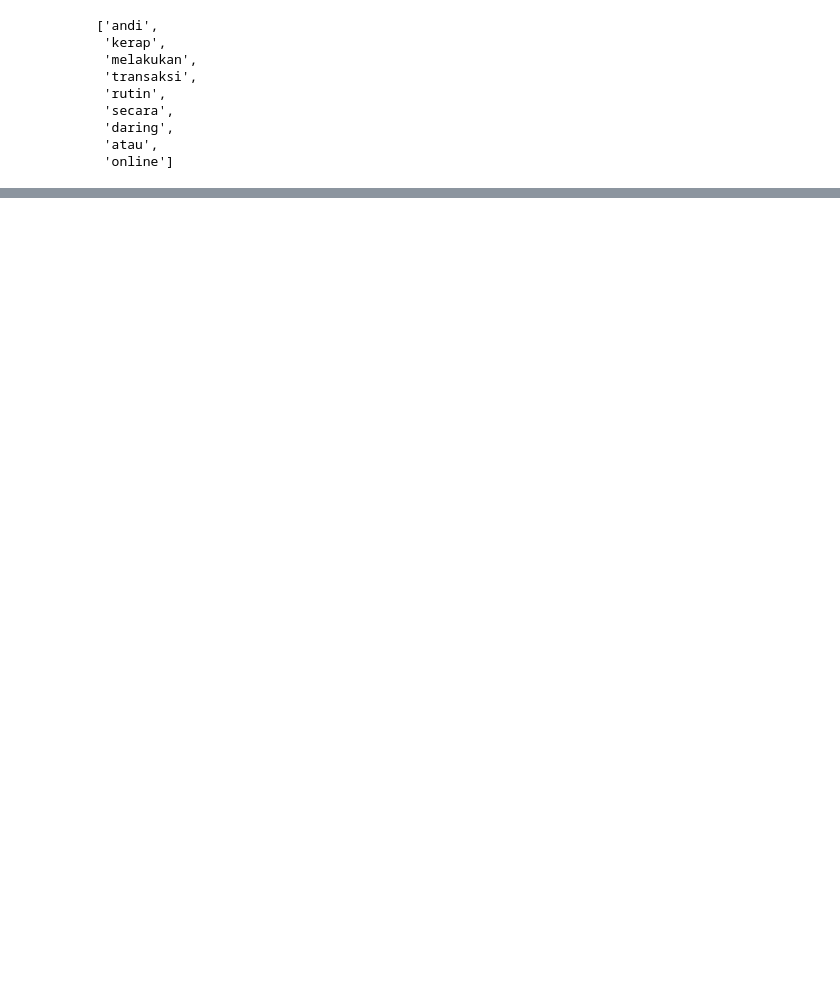
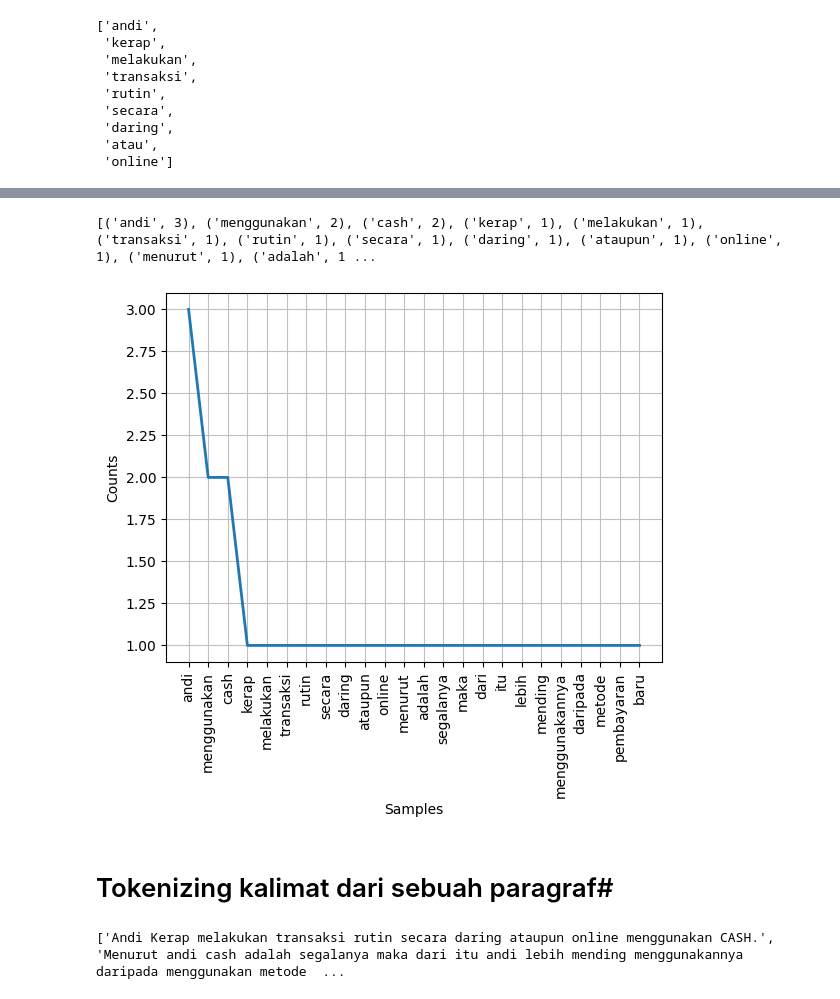
Before and after one commit to Mevaourse/STKI2024, a Jupyter notebook: week1-2/Week1,2.ipynb, the cells around one changed output, grey strips where cells are left out. Saved outputs shown, nothing was run; the diff lists cells and outputs as text; code cells hidden in the pictures; blank space fills up the shorter version.

```diff
--- a/week1-2/Week1,2.ipynb
+++ b/week1-2/Week1,2.ipynb
@@ -168,0 +184,35 @@ tokens
+# %%
+from nltk.tokenize import word_tokenize
+
+from nltk.probability import FreqDist
+
+kalimat = "Andi Kerap melakukan transaksi rutin secara daring ataupun online menggunakan CASH. Menurut andi cash adalah segalanya maka dari itu andi lebih mending menggunakannya daripada menggunakan metode pembayaran baru"
+
+kalimat = kalimat.translate(str.maketrans('','',string.punctuation)).lower()
+
+tokens = nltk.tokenize.word_tokenize(kalimat)
+
+kemunculan = nltk.FreqDist(tokens)
+
+print(kemunculan.most_common())
+# %% [output]
+[('andi', 3), ('menggunakan', 2), ('cash', 2), ('kerap', 1), ('melakukan', 1), ('transaksi', 1), ('rutin', 1), ('secara', 1), ('daring', 1), ('ataupun', 1), ('online', 1), ('menurut', 1), ('adalah', 1 ...
+# %%
+import matplotlib.pyplot as plt
+
+kemunculan.plot(30, cumulative=False)
+
+plt.show()
+# %% [output]
+[figure, added]
+# %% [markdown]
+# Tokenizing kalimat dari sebuah paragraf#
+# %%
+from nltk.tokenize import sent_tokenize
+
+
+tokens =  nltk.tokenize.sent_tokenize(kalimat)
+
+print(tokens)
+# %% [output]
+['Andi Kerap melakukan transaksi rutin secara daring ataupun online menggunakan CASH.', 'Menurut andi cash adalah segalanya maka dari itu andi lebih mending menggunakannya daripada menggunakan metode  ...
```
Also changed, not shown: parts of 7 cells of this notebook.
